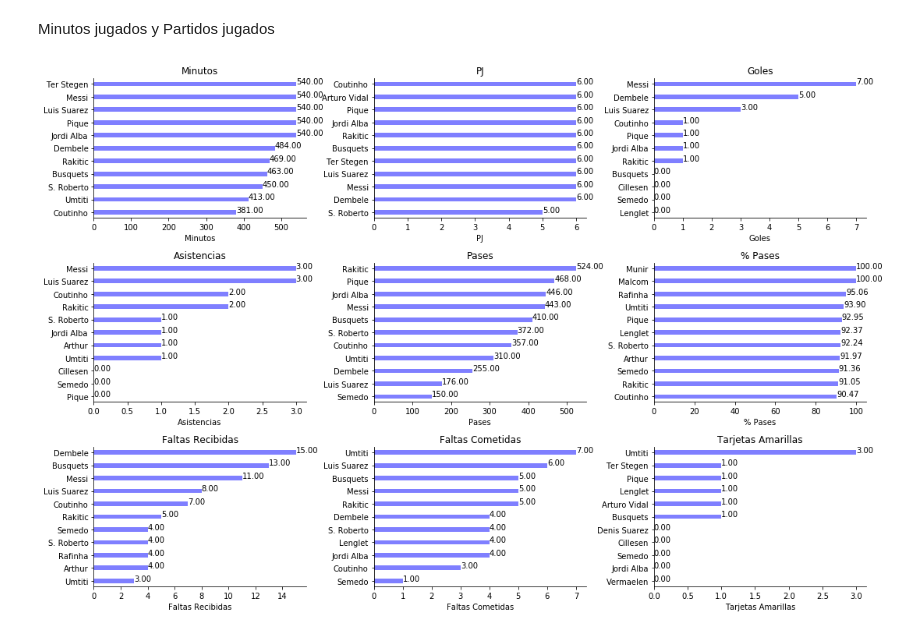
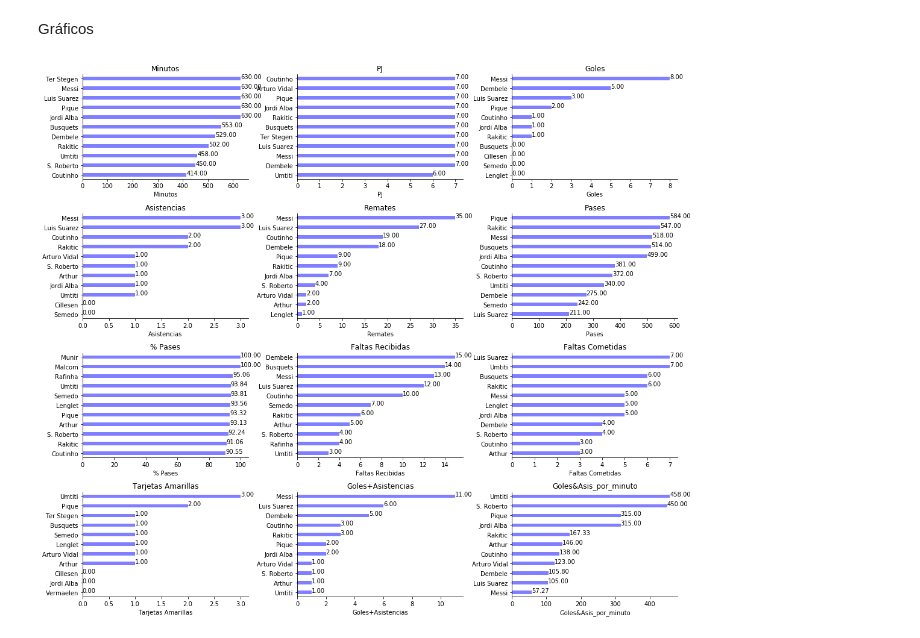
Before and after one commit to carlosfbh/Barcelona, a Jupyter notebook: Visualizar_Datos.ipynb, the cells around one changed output. Drawn from its saved outputs; the diff is of its cells as text; code cells hidden in the pictures.

```diff
--- a/Visualizar_Datos.ipynb
+++ b/Visualizar_Datos.ipynb
@@ -5,7 +5,13 @@ import numpy as np
 import seaborn as sns
 # %%
 liga = pd.read_csv("Liga", sep = "\t", encoding = "latin-1", index_col = 0)
-total = pd.read_csv("total", sep = "\t", encoding = "latin-1", index_col = 0)
+total = pd.read_csv("Total", sep = "\t", encoding = "latin-1", index_col = 0)
+
+total["Goles+Asistencias"] = total["Goles"] + total["Asistencias"]
+total["Goles&Asis_por_minuto"] = total["Minutos"] / total["Goles+Asistencias"]
+
+total = total.replace(np.inf, np.nan)
+total.fillna(0, inplace = True)
 # %%
 def visualizar(df, columna):
 
@@ -24,39 +30,48 @@ def visualizar(df, columna):
     ax.spines['top'].set_visible(False)
 
     return ax
-# %% [markdown]
-Minutos jugados y Partidos jugados
+# %% [markdown]
+Gráficos
 # %%
-plt.figure(figsize = (15, 10))
+plt.figure(figsize = (15, 13))
 
-plt.subplot(3, 3, 1)
+plt.subplot(4, 3, 1)
 visualizar(total, "Minutos")
 
-plt.subplot(3, 3, 2)
+plt.subplot(4, 3, 2)
 visualizar(total, "PJ")
 
-plt.subplot(3, 3, 3)
+plt.subplot(4, 3, 3)
 visualizar(total, "Goles")
 
-plt.subplot(3, 3, 4)
+plt.subplot(4, 3, 4)
 visualizar(total, "Asistencias")
 
-plt.subplot(3, 3, 5)
+plt.subplot(4, 3, 5)
+visualizar(total, "Remates")
+
+plt.subplot(4, 3, 6)
 visualizar(total, "Pases")
 
-plt.subplot(3, 3, 6)
+plt.subplot(4, 3, 7)
 visualizar(total, "% Pases")
 
-plt.subplot(3, 3, 7)
+plt.subplot(4, 3, 8)
 visualizar(total, "Faltas Recibidas")
 
-plt.subplot(3, 3, 8)
+plt.subplot(4, 3, 9)
 visualizar(total, "Faltas Cometidas")
 
-plt.subplot(3, 3, 9)
+plt.subplot(4, 3, 10)
 visualizar(total, "Tarjetas Amarillas")
+
+plt.subplot(4, 3, 11)
+visualizar(total, "Goles+Asistencias")
+
+plt.subplot(4, 3, 12)
+visualizar(total, "Goles&Asis_por_minuto")
 
 plt.tight_layout()
 plt.show()
 # %% [output]
-[figure, old version]
+[figure, new version]
```
Also changed, not shown: 3 other files.
